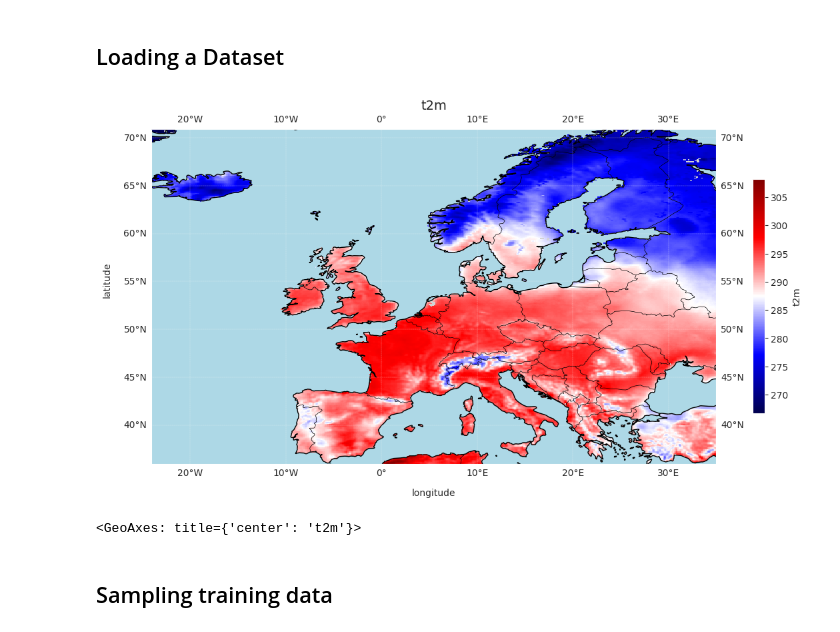
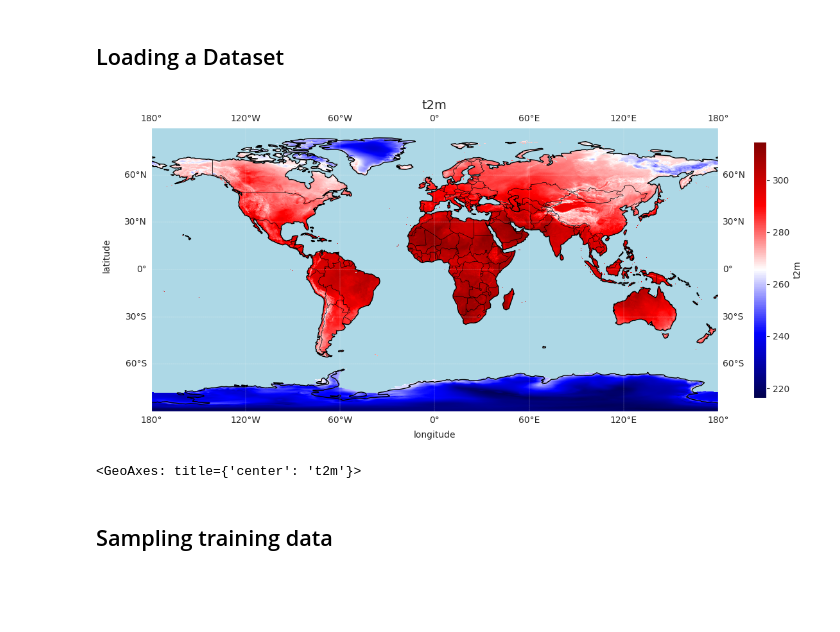
Before and after one commit to jamesWalczak/climatrix, a Jupyter notebook: examples/reconstruction.ipynb, the cells around one changed output. Cells and saved outputs as stored; diff of their text form; code cells hidden in the pictures; blank space fills up the shorter version.

Commit message:
Update examples
Signed-off-by: Jakub Walczak <jakub.walczak@p.lodz.pl>

```diff
--- a/examples/reconstruction.ipynb
+++ b/examples/reconstruction.ipynb
@@ -12,14 +27,11 @@ import xarray as xr
 # %% [markdown]
 ## Loading a Dataset
 # %%
-xr_dset = xr.open_dataset("data.nc")
-europe = (
-    xr_dset.cm.to_signed_longitude()
-    .subset(north=71, south=36, west=-24, east=35)
-)
-europe.plot()
+xr_dset = xr.open_dataset("era5-land.nc")
+dset = xr_dset.cm.to_signed_longitude()
+dset.plot()
 # %% [output]
-[figure, old version]
+[figure, new version]
 <GeoAxes: title={'center': 't2m'}>
 # %% [markdown]
 ## Sampling training data
```
Also changed, not shown: parts of 7 cells of this notebook, 4 other files.
